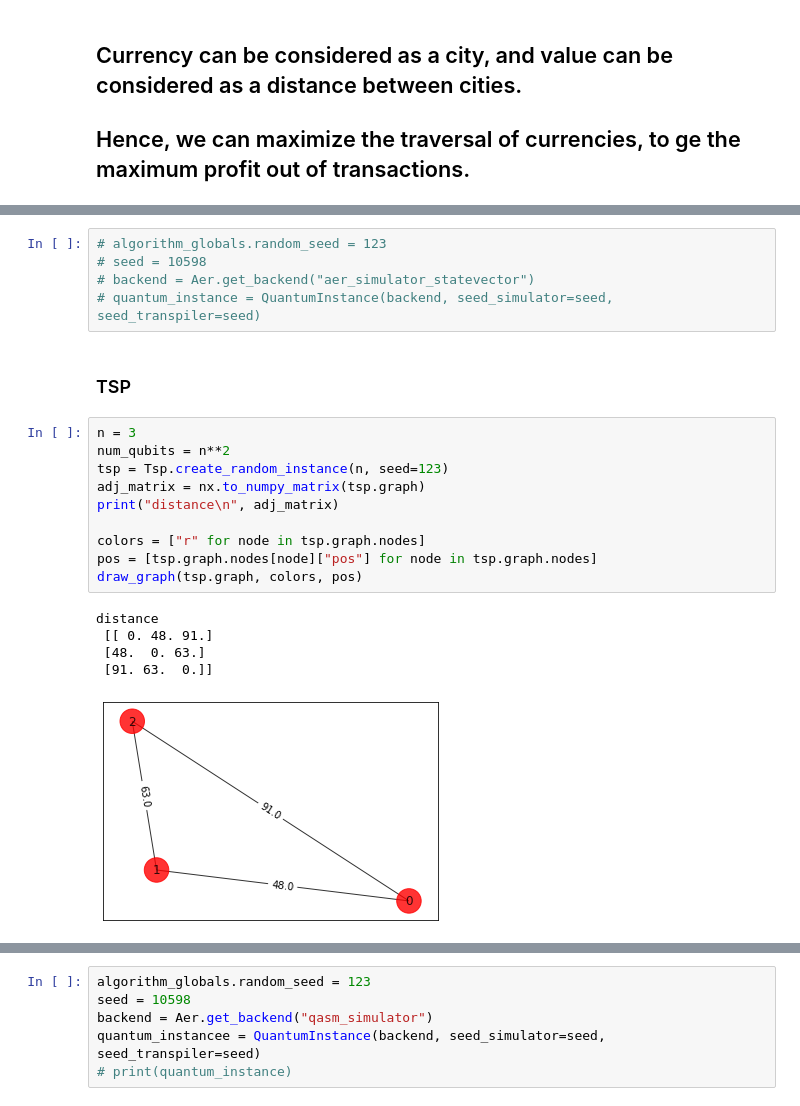
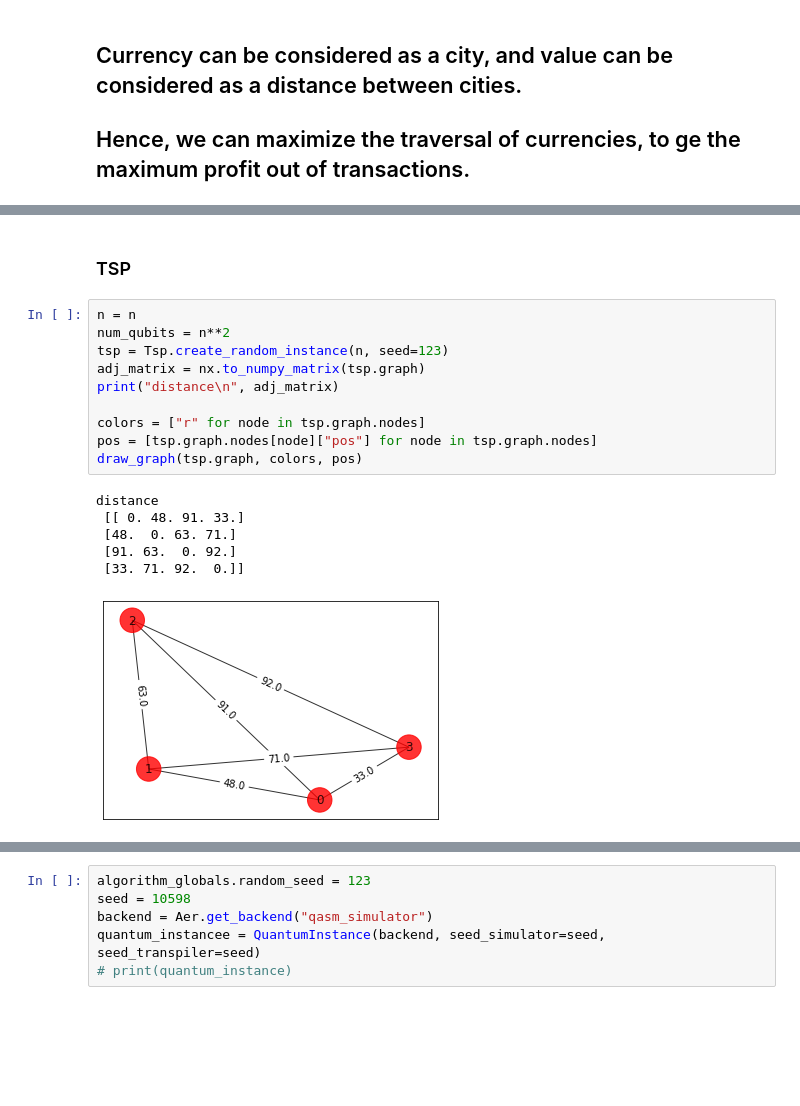
Before and after one commit to SchrodingersSangru/for_jabroyd, a Jupyter notebook: Currency-arbitrage.ipynb, the cells around one changed output, grey strips where cells are left out. Cells and saved outputs as stored; diff of their text form; blank space fills up the shorter version.

```diff
--- a/Currency-arbitrage.ipynb
+++ b/Currency-arbitrage.ipynb
@@ -53,26 +47,22 @@ status: SUCCESS
-# %%
-# algorithm_globals.random_seed = 123
-# seed = 10598
-# backend = Aer.get_backend("aer_simulator_statevector")
-# quantum_instance = QuantumInstance(backend, seed_simulator=seed, seed_transpiler=seed)
 # %% [markdown]
 ### TSP
 # %%
-n = 3
+n = n
 num_qubits = n**2
 tsp = Tsp.create_random_instance(n, seed=123)
 adj_matrix = nx.to_numpy_matrix(tsp.graph)
 print("distance\n", adj_matrix)
 
 colors = ["r" for node in tsp.graph.nodes]
 pos = [tsp.graph.nodes[node]["pos"] for node in tsp.graph.nodes]
 draw_graph(tsp.graph, colors, pos)
 # %% [output]
 distance
- [[ 0. 48. 91.]
- [48.  0. 63.]
- [91. 63.  0.]]
+ [[ 0. 48. 91. 33.]
+ [48.  0. 63. 71.]
+ [91. 63.  0. 92.]
+ [33. 71. 92.  0.]]
-[figure, old version]
+[figure, new version]
 # %%
 from itertools import permutations
 
```
Also changed, not shown: parts of 9 cells of this notebook, 4 other files.
